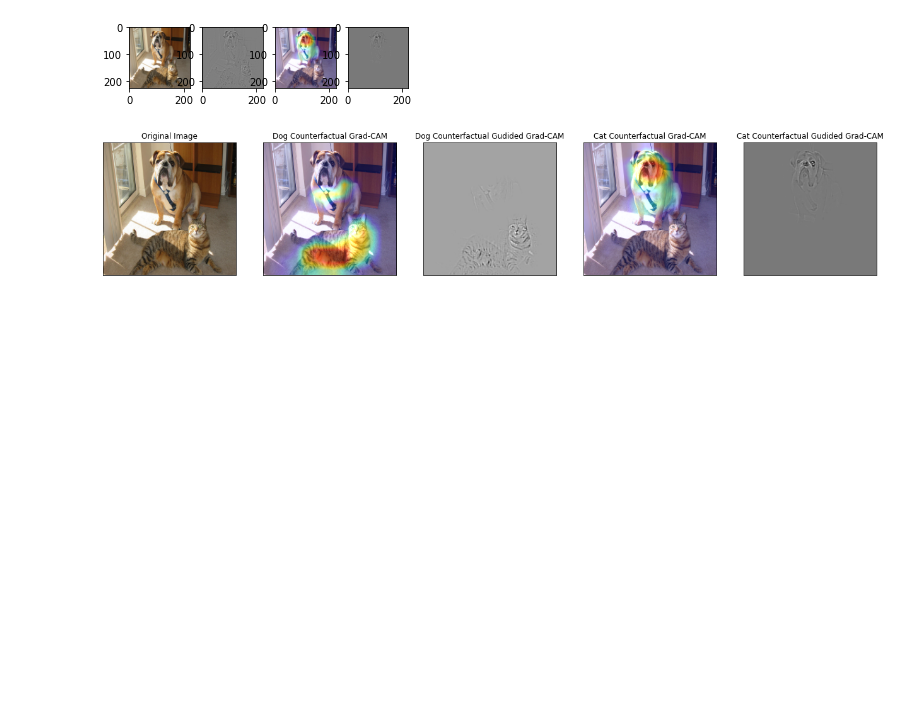
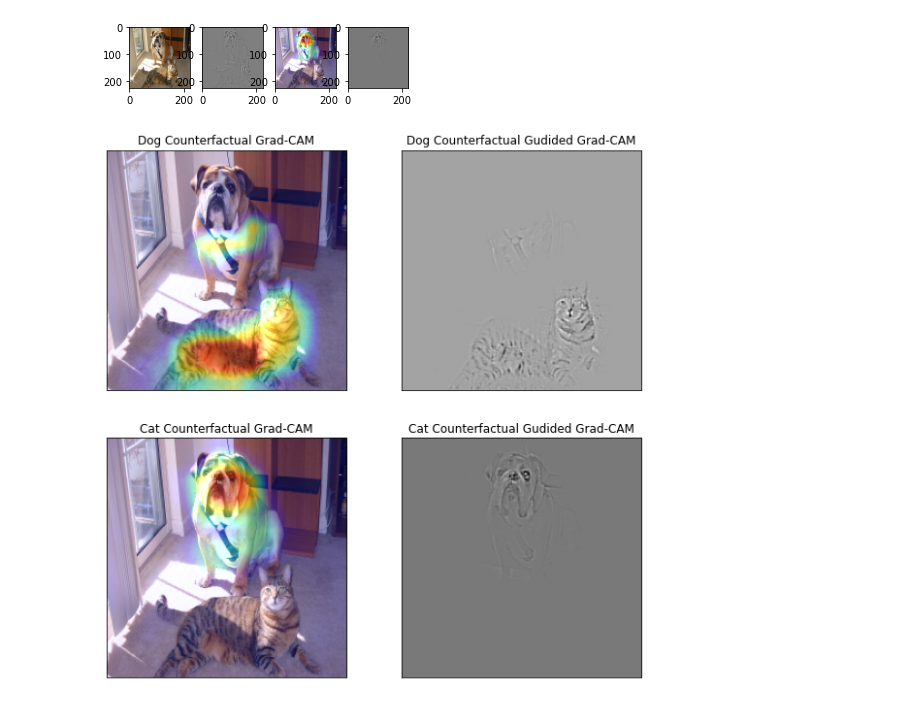
Before and after one commit to anirudhseth/Explanations-using-Grad-CAM, a Jupyter notebook: counterfactual_Explanations.ipynb, the cells around one changed output. Cells and saved outputs as stored; diff of their text form; code cells hidden in the pictures; blank space fills up the shorter version.

```diff
--- a/counterfactual_Explanations.ipynb
+++ b/counterfactual_Explanations.ipynb
@@ -56,22 +56,26 @@ axarr[3].imshow(combined2, cmap=plt.cm.gray)
 <matplotlib.image.AxesImage at 0x...>
 [figure]
 # %%
-f, axarr = plt.subplots(1,5)
+f, axarr = plt.subplots(nrows=2, ncols=2, figsize=(10,10))
 f = plt.gcf()
-f.set_size_inches(22,15)
-for ax in axarr:
+# f.set_size_inches(22,15)
+# for ax in axarr:
+#     ax.set_xticks([])
+#     ax.set_yticks([])
+for ax in axarr.flat:
     ax.set_xticks([])
     ax.set_yticks([])
-axarr[0].imshow(orig_img)
-axarr[0].title.set_text('Original Image')
-axarr[1].imshow(overlayed_img)
-axarr[1].title.set_text('Dog Counterfactual Grad-CAM')
-axarr[2].imshow(combined, cmap=plt.cm.gray)
-axarr[2].title.set_text('Dog Counterfactual Gudided Grad-CAM')
-axarr[3].imshow(overlayed_img2)
-axarr[3].title.set_text('Cat Counterfactual Grad-CAM')
-axarr[4].imshow(combined2, cmap=plt.cm.gray)
-axarr[4].title.set_text('Cat Counterfactual Gudided Grad-CAM')
-plt.savefig('Results/CounterFactExp.jpeg', dpi=200)
+#
+# axarr[0,0].imshow(orig_img)
+# axarr[0,0].title.set_text('Original Image')
+axarr[0,0].imshow(overlayed_img)
+axarr[0,0].title.set_text('Dog Counterfactual Grad-CAM')
+axarr[0,1].imshow(combined, cmap=plt.cm.gray)
+axarr[0,1].title.set_text('Dog Counterfactual Gudided Grad-CAM')
+axarr[1,0].imshow(overlayed_img2)
+axarr[1,0].title.set_text('Cat Counterfactual Grad-CAM')
+axarr[1,1].imshow(combined2, cmap=plt.cm.gray)
+axarr[1,1].title.set_text('Cat Counterfactual Gudided Grad-CAM')
+plt.savefig('Results/CounterFactExp_2x2.jpeg', dpi=200)
 # %% [output]
-[figure, old version]
+[figure, new version]
```
Also changed, not shown: 32 other files.
